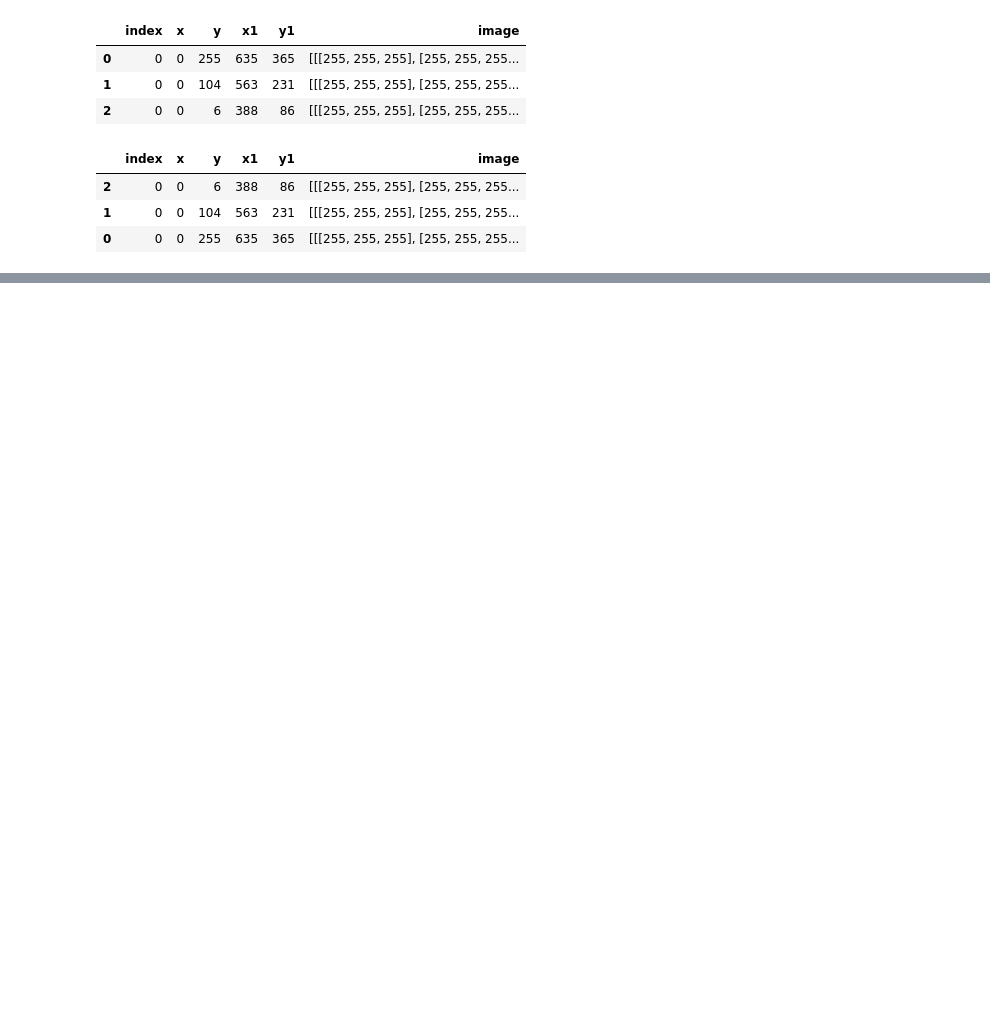
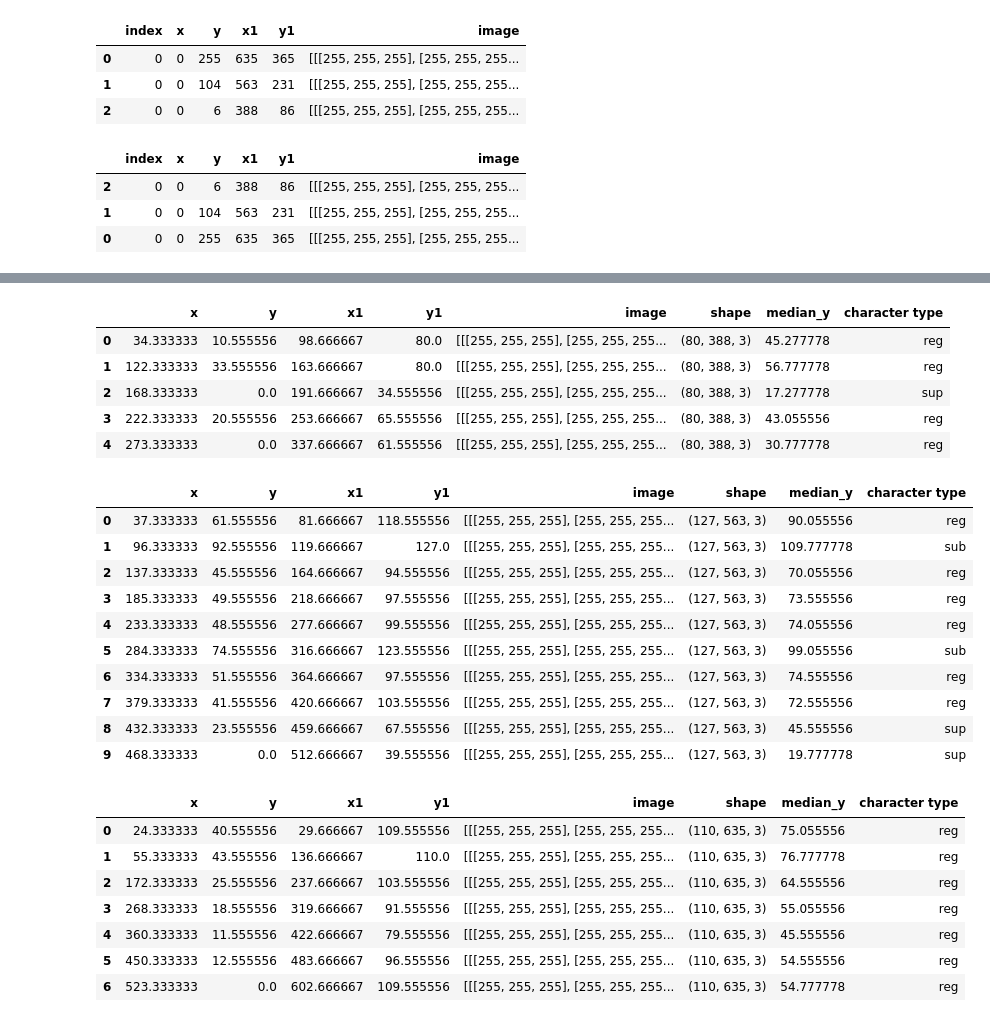
Before and after one commit to muvision/cm-mathvision, a Jupyter notebook: OpenCV.ipynb, the cells around one changed output, grey strips where cells are left out. Drawn from its saved outputs; the diff is of its cells as text; code cells hidden in the pictures; blank space fills up the shorter version.

```diff
--- a/OpenCV.ipynb
+++ b/OpenCV.ipynb
@@ -610,0 +624,53 @@ for i in range(len(boxcoords.index)):
+# %%
+def determine_special_functions(df):
+  std = np.std(df['median_y'])
+  y1mean = np.average(df['y1'])
+  ymean = np.average(df['y'])
+  median_mean = np.average(df['median_y'])
+
+  spec_list = []
+
+  for row in df.index:
+    if df['median_y'].iloc[row] < median_mean + std and df['y1'].iloc[row] < median_mean:
+      spec_list.append('sup')
+    elif df['median_y'].iloc[row] > median_mean - std and df['y'].iloc[row] > median_mean:
+      spec_list.append('sub')
+    else:
+      spec_list.append('reg')
+
+  # print(f'std: {std}, y1mean = {y1mean}, ymean = {ymean}, median mean: {median_mean}')
+  # print(spec_list)
+
+  return spec_list
+# %%
+for i in range(len(line_info)):
+  type_list = determine_special_functions(line_info[i])
+  line_info[i]['character type'] = type_list
+
+  display(line_info[i])
+# %% [output]
+|  | x | y | x1 | y1 | image | shape | median_y | character type |
+| 0 | 34.333333 | 10.555556 | 98.666667 | 80.0 | [[[255, 255, 255], [255, 255, 255... | (80, 388, 3) | 45.277778 | reg |
+| 1 | 122.333333 | 33.555556 | 163.666667 | 80.0 | [[[255, 255, 255], [255, 255, 255... | (80, 388, 3) | 56.777778 | reg |
+| 2 | 168.333333 | 0.0 | 191.666667 | 34.555556 | [[[255, 255, 255], [255, 255, 255... | (80, 388, 3) | 17.277778 | sup |
+| 3 | 222.333333 | 20.555556 | 253.666667 | 65.555556 | [[[255, 255, 255], [255, 255, 255... | (80, 388, 3) | 43.055556 | reg |
+| 4 | 273.333333 | 0.0 | 337.666667 | 61.555556 | [[[255, 255, 255], [255, 255, 255... | (80, 388, 3) | 30.777778 | reg |
+|  | x | y | x1 | y1 | image | shape | median_y | character type |
+| 0 | 37.333333 | 61.555556 | 81.666667 | 118.555556 | [[[255, 255, 255], [255, 255, 255... | (127, 563, 3) | 90.055556 | reg |
+| 1 | 96.333333 | 92.555556 | 119.666667 | 127.0 | [[[255, 255, 255], [255, 255, 255... | (127, 563, 3) | 109.777778 | sub |
+| 2 | 137.333333 | 45.555556 | 164.666667 | 94.555556 | [[[255, 255, 255], [255, 255, 255... | (127, 563, 3) | 70.055556 | reg |
+| 3 | 185.333333 | 49.555556 | 218.666667 | 97.555556 | [[[255, 255, 255], [255, 255, 255... | (127, 563, 3) | 73.555556 | reg |
+| 4 | 233.333333 | 48.555556 | 277.666667 | 99.555556 | [[[255, 255, 255], [255, 255, 255... | (127, 563, 3) | 74.055556 | reg |
+| 5 | 284.333333 | 74.555556 | 316.666667 | 123.555556 | [[[255, 255, 255], [255, 255, 255... | (127, 563, 3) | 99.055556 | sub |
+| 6 | 334.333333 | 51.555556 | 364.666667 | 97.555556 | [[[255, 255, 255], [255, 255, 255... | (127, 563, 3) | 74.555556 | reg |
+| 7 | 379.333333 | 41.555556 | 420.666667 | 103.555556 | [[[255, 255, 255], [255, 255, 255... | (127, 563, 3) | 72.555556 | reg |
+| 8 | 432.333333 | 23.555556 | 459.666667 | 67.555556 | [[[255, 255, 255], [255, 255, 255... | (127, 563, 3) | 45.555556 | sup |
+| 9 | 468.333333 | 0.0 | 512.666667 | 39.555556 | [[[255, 255, 255], [255, 255, 255... | (127, 563, 3) | 19.777778 | sup |
+|  | x | y | x1 | y1 | image | shape | median_y | character type |
+| 0 | 24.333333 | 40.555556 | 29.666667 | 109.555556 | [[[255, 255, 255], [255, 255, 255... | (110, 635, 3) | 75.055556 | reg |
+| 1 | 55.333333 | 43.555556 | 136.666667 | 110.0 | [[[255, 255, 255], [255, 255, 255... | (110, 635, 3) | 76.777778 | reg |
+| 2 | 172.333333 | 25.555556 | 237.666667 | 103.555556 | [[[255, 255, 255], [255, 255, 255... | (110, 635, 3) | 64.555556 | reg |
+| 3 | 268.333333 | 18.555556 | 319.666667 | 91.555556 | [[[255, 255, 255], [255, 255, 255... | (110, 635, 3) | 55.055556 | reg |
+| 4 | 360.333333 | 11.555556 | 422.666667 | 79.555556 | [[[255, 255, 255], [255, 255, 255... | (110, 635, 3) | 45.555556 | reg |
+| 5 | 450.333333 | 12.555556 | 483.666667 | 96.555556 | [[[255, 255, 255], [255, 255, 255... | (110, 635, 3) | 54.555556 | reg |
+| 6 | 523.333333 | 0.0 | 602.666667 | 109.555556 | [[[255, 255, 255], [255, 255, 255... | (110, 635, 3) | 54.777778 | reg |
```
Also changed, not shown: parts of 11 cells of this notebook.
